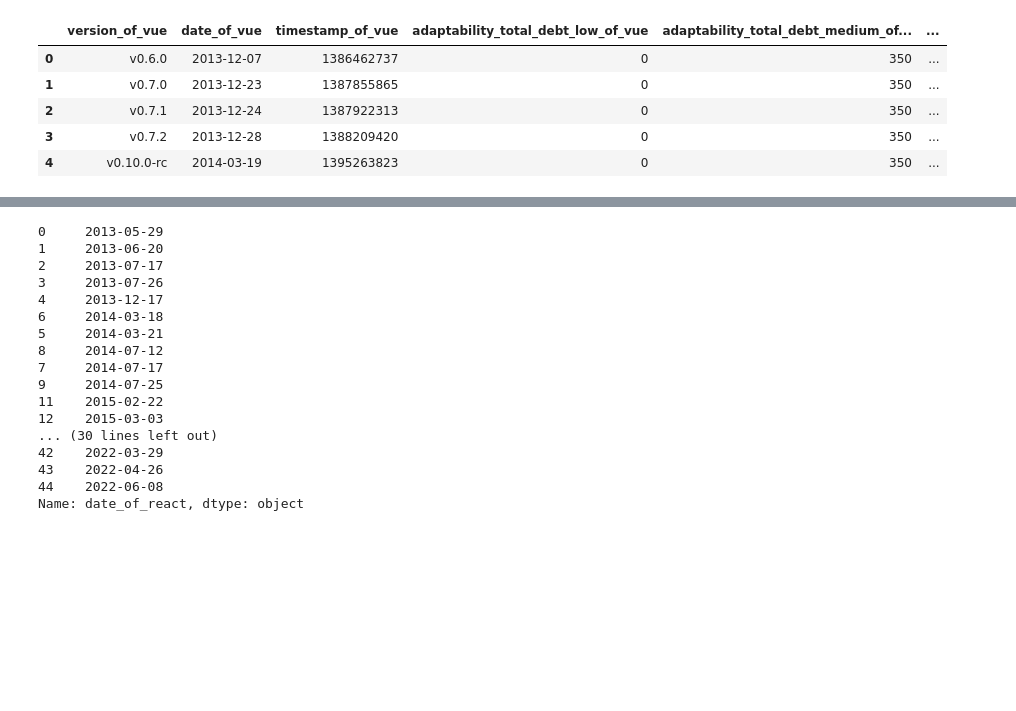
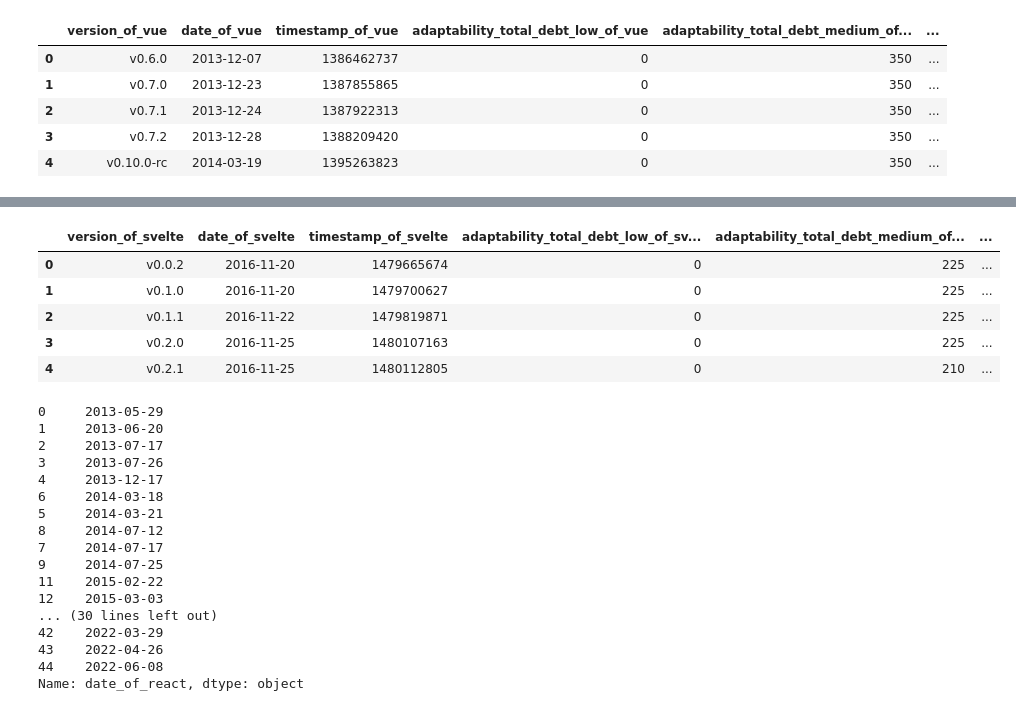
Before and after one commit to NotAlpha45/Analysis-of-Code-Smell-and-Refactoring, a Jupyter notebook: Code/Analysis/RQ2/general_analysis.ipynb, the cells around one changed output, grey strips where cells are left out. Cells and saved outputs as stored; diff of their text form; code cells hidden in the pictures; blank space fills up the shorter version.

```diff
--- a/Code/Analysis/RQ2/general_analysis.ipynb
+++ b/Code/Analysis/RQ2/general_analysis.ipynb
@@ -52,3 +53,7 @@ df_vue.head()
 | 2 | v0.7.1 | 2013-12-24 | 1387922313 | 0 | 350 | ... |
 | 3 | v0.7.2 | 2013-12-28 | 1388209420 | 0 | 350 | ... |
 | 4 | v0.10.0-rc | 2014-03-19 | 1395263823 | 0 | 350 | ... |
+# %%
+df_svelte_adapt = pd.read_csv('../../../Datasets/RQ2/svelte/svelte_adaptable_issues.csv')
+df_svelte_consis = pd.read_csv('../../../Datasets/RQ2/svelte/svelte_consistent_issues.csv')
+df_svelte_intentional = pd.read_csv('../../../Datasets/RQ2/svelte/svelte_intentional_issues.csv')
@@ -55 +75,10 @@ df_vue.head()
+# %%
+df_svelte.head()
+# %% [output]
+|  | version_of_svelte | date_of_svelte | timestamp_of_svelte | adaptability_total_debt_low_of_sv... | adaptability_total_debt_medium_of... | ... |
+| 0 | v0.0.2 | 2016-11-20 | 1479665674 | 0 | 225 | ... |
+| 1 | v0.1.0 | 2016-11-20 | 1479700627 | 0 | 225 | ... |
+| 2 | v0.1.1 | 2016-11-22 | 1479819871 | 0 | 225 | ... |
+| 3 | v0.2.0 | 2016-11-25 | 1480107163 | 0 | 225 | ... |
+| 4 | v0.2.1 | 2016-11-25 | 1480112805 | 0 | 210 | ... |
 # %%
```
Also changed, not shown: parts of 8 cells of this notebook, 1 other file.
